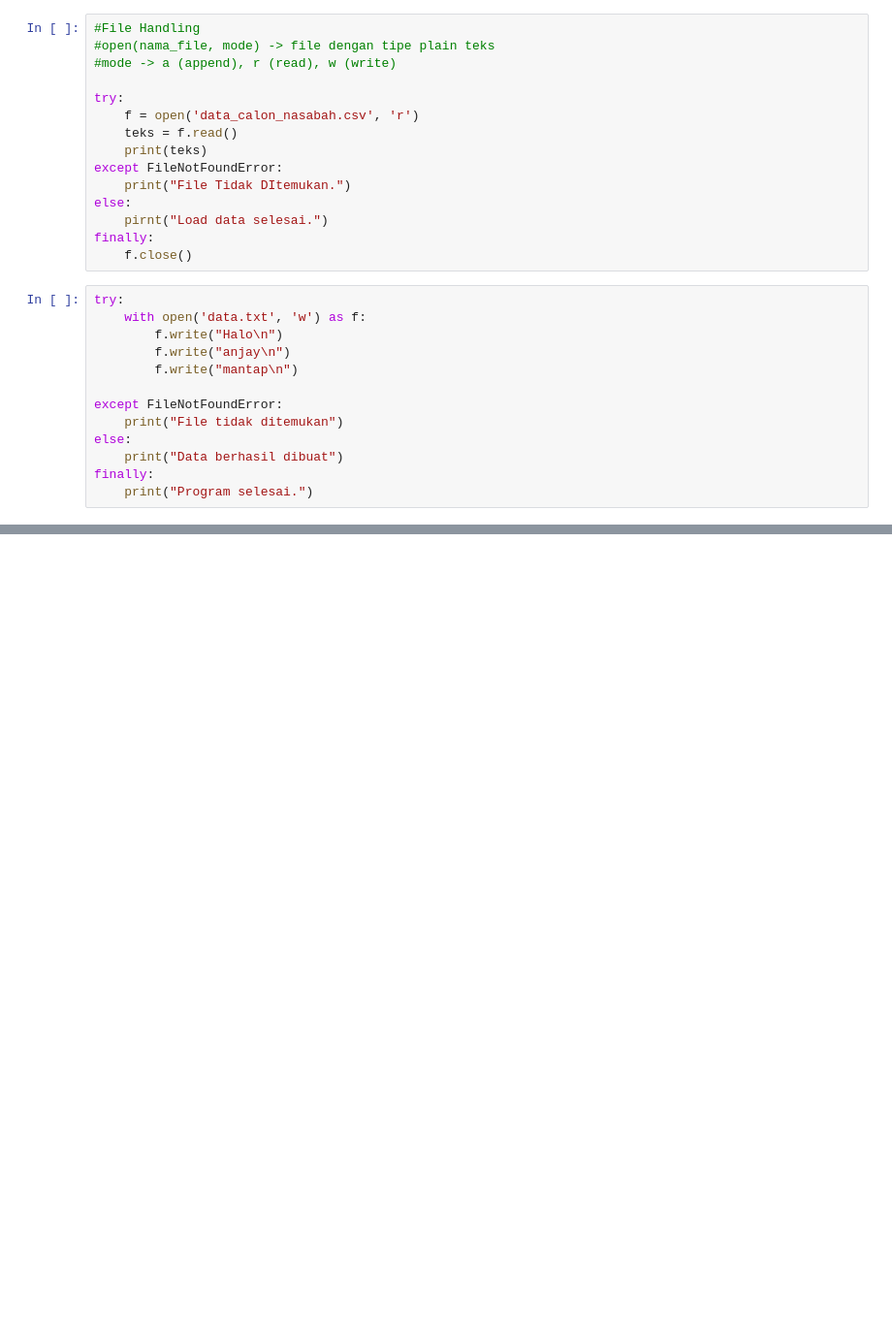
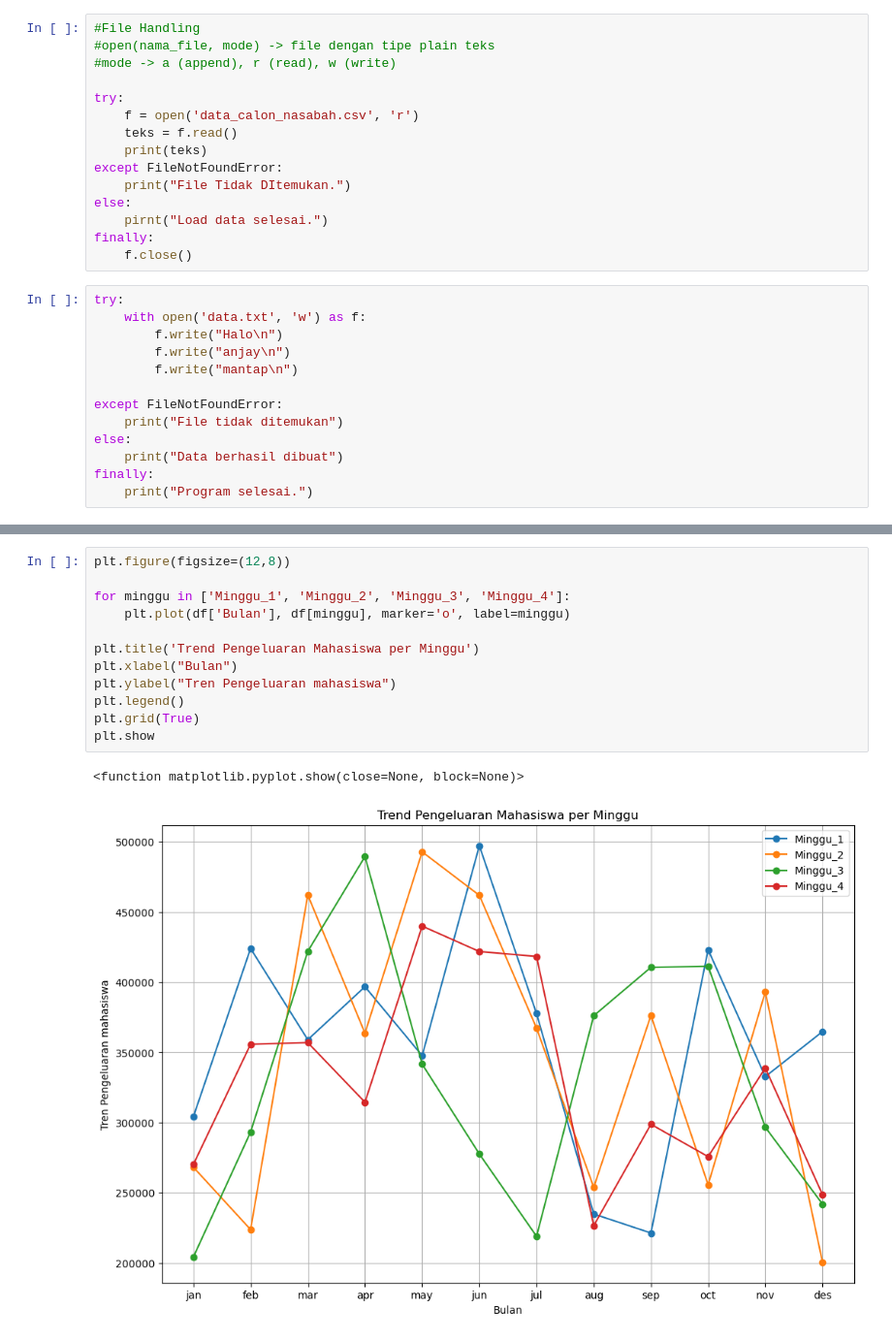
Before and after one commit to nimuruu/DASPROG, a Jupyter notebook: Exception.ipynb, the cells around one changed output, grey strips where cells are left out. Shown: that part at 97% size. Drawn from its saved outputs; the diff is of its cells as text; blank space fills up the shorter version.

```diff
--- a/Exception.ipynb
+++ b/Exception.ipynb
@@ -122,0 +169,15 @@ finally:
+# %%
+plt.figure(figsize=(12,8))
+
+for minggu in ['Minggu_1', 'Minggu_2', 'Minggu_3', 'Minggu_4']:
+    plt.plot(df['Bulan'], df[minggu], marker='o', label=minggu)
+
+plt.title('Trend Pengeluaran Mahasiswa per Minggu')
+plt.xlabel("Bulan")
+plt.ylabel("Tren Pengeluaran mahasiswa")
+plt.legend()
+plt.grid(True)
+plt.show
+# %% [output]
+<function matplotlib.pyplot.show(close=None, block=None)>
+[figure, added]
```
Also changed, not shown: parts of 4 cells of this notebook, 1 other file.
